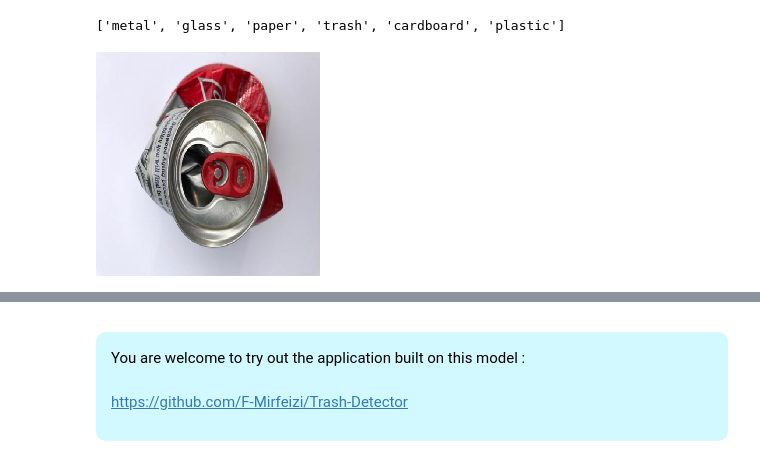
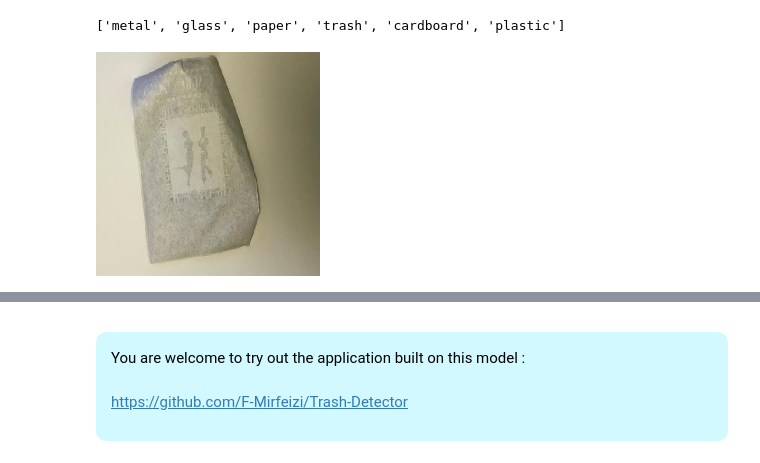
Before and after one commit to AndreKaled/classificacao-lixo-reciclagem, a Jupyter notebook: Trash_Garbage_Type_Detection_using_CNN.ipynb, the cells around one changed output, grey strips where cells are left out. Cells and saved outputs as stored; diff of their text form; code cells hidden in the pictures.

```diff
--- a/Trash_Garbage_Type_Detection_using_CNN.ipynb
+++ b/Trash_Garbage_Type_Detection_using_CNN.ipynb
@@ -398,16 +395,16 @@ print(os.listdir(data_path))
 ['metal', 'glass', 'paper', 'trash', 'cardboard', 'plastic']
 # %%
 img = utils.load_img(
-    data_path +'/metal/metal100.jpg',
+    data_path +'/paper/paper70.jpg',
     color_mode='rgb',
     target_size=(224, 224),
     interpolation='nearest',
     keep_aspect_ratio=False
 )
 
 img
 # %% [output]
-[figure, old version]
+[figure, new version]
 # %%
 img = utils.img_to_array(img)
 img = img / 255.0    # Normalize the image
```
Also changed, not shown: parts of 12 cells of this notebook.
